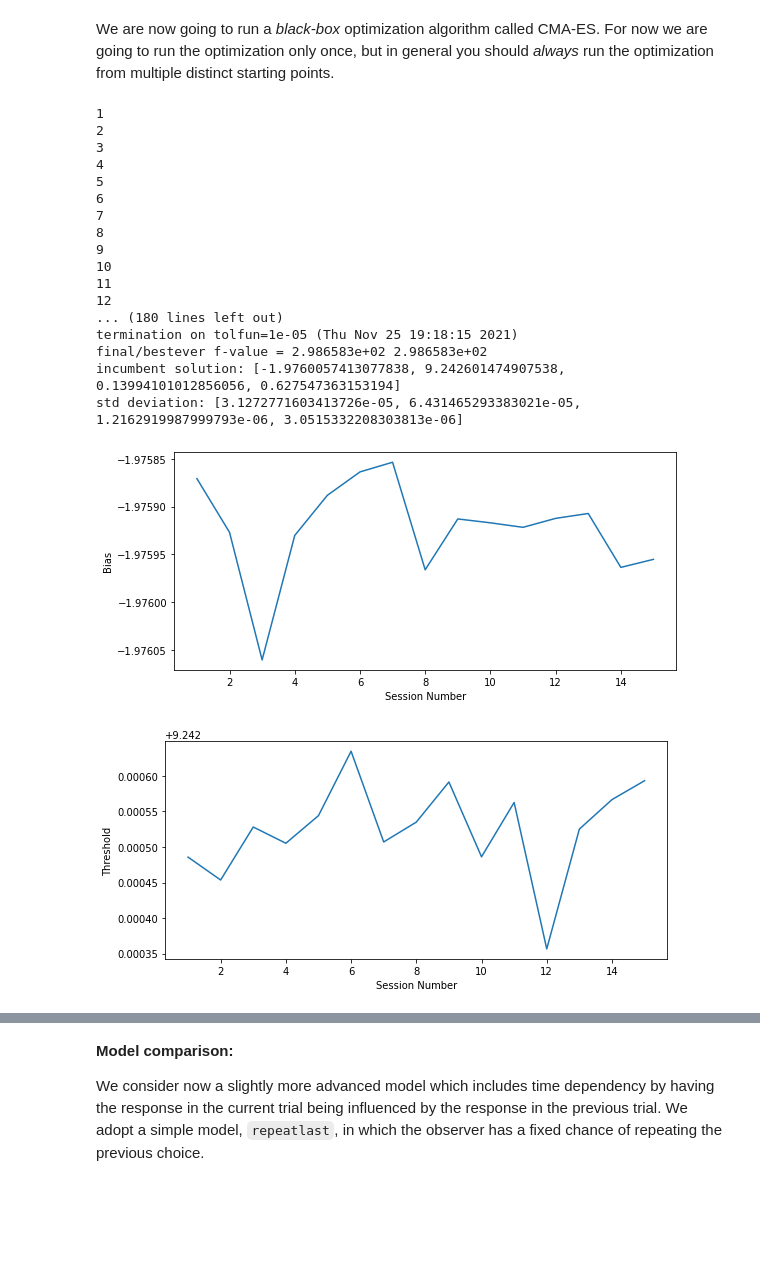
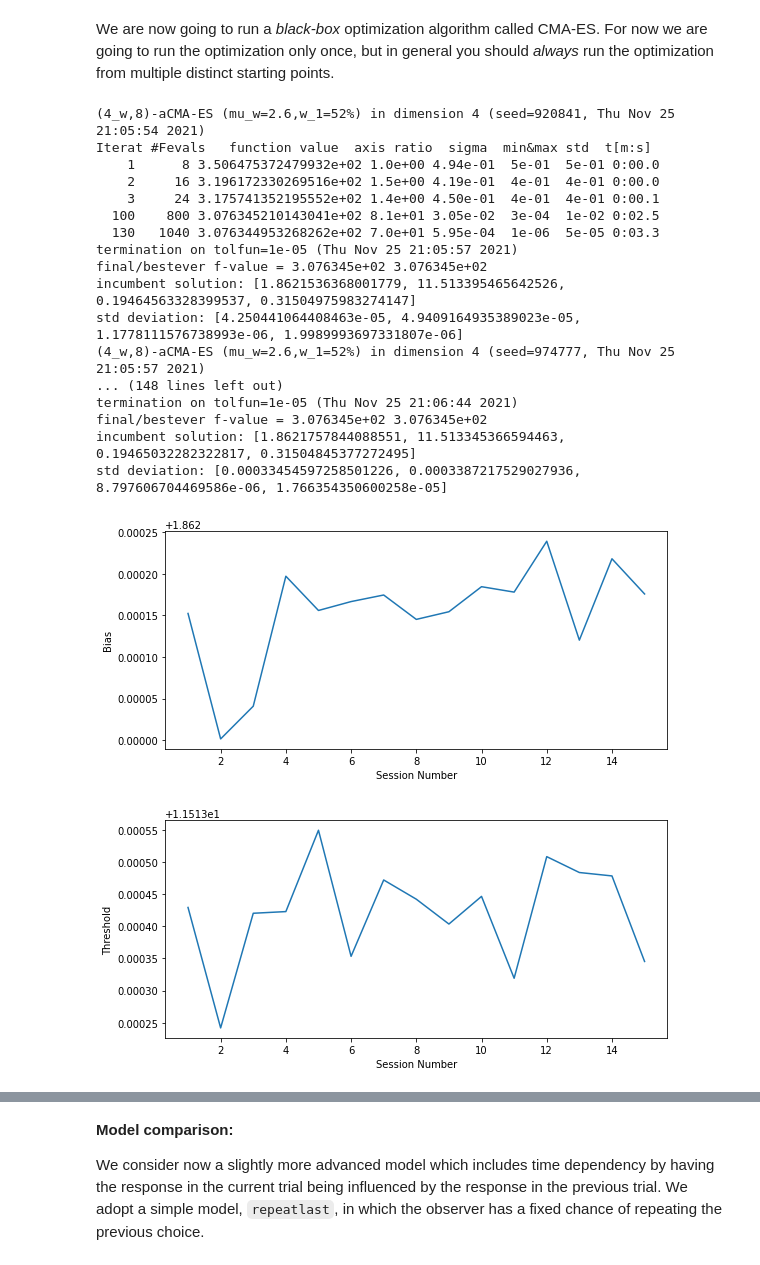
Before and after one commit to emil-meyknecht/model_fitting_cogMod, a Jupyter notebook: Model_fitting_notebook_checkpoint.ipynb, the cells around one changed output, grey strips where cells are left out. Saved outputs shown, nothing was run; the diff lists cells and outputs as text; code cells hidden in the pictures; blank space fills up the shorter version.

```diff
--- a/Model_fitting_notebook_checkpoint.ipynb
+++ b/Model_fitting_notebook_checkpoint.ipynb
@@ -219,15 +218,6 @@ bounds = [lb,ub]
 plb = np.array([-25,5,0.05,0.2])
 pub = np.array([25,25,0.40,0.8])
 
-# Pick session data
-# session_num = 14
-# df_session = df[df['session_num'] == session_num]
-
-# # Define objective function: negative log-likelihood
-# opt_fun = lambda theta_: -psychofun_loglike(theta_,df_session)
-
 opt_funs = []
 for df_session in range(1,16):
-  print(df_session)
-  opt_funs.append(lambda theta_: -psychofun_loglike(theta_,df[df['session_num'] == session_num]))
-print(opt_funs)
+  opt_funs.append(lambda theta_: -psychofun_loglike(theta_,df[df['session_num'] == df_session]))
@@ -252,24 +225,6 @@ print(opt_funs)
 We are now going to run a *black-box* optimization algorithm called CMA-ES. For now we are going to run the optimization only once, but in general you should *always* run the optimization from multiple distinct starting points.
 # %%
 # # Generate random starting point for the optimization inside the plausible box
-# theta0 = np.random.uniform(low=plb,high=pub)
-# print(theta0)
-# # Initialize CMA-ES algorithm
-# opts = cma.CMAOptions()
-# opts.set("bounds",bounds)
-# opts.set("tolfun",1e-5)
-
-# # Run optimization
-# res = cma.fmin(opt_fun, theta0, 0.5, opts)
-
-# print('')
-# print('Returned parameter vector: ' + str(res[0]))
-# print('Negative log-likelihood at solution: ' + str(res[1]))
-
-# fig = plt.figure(figsize=(9,4))
-# ax = plot_psychometric_data(df_session,session_num)
-# psychofun_plot(res[0],ax)
-# plt.show()
 
 lb = np.array([-100,1,0,0])
 ub = np.array([100,100,1,1])
@@ -278,58 +233,50 @@ bounds = [lb,ub]
 # Define plausible range
 plb = np.array([-25,5,0.05,0.2])
 pub = np.array([25,25,0.40,0.8])
 
 # Pick session data
-# session_num = 14
-# df_session = df[df['session_num'] == session_num]
-
-# # Define objective function: negative log-likelihood
-# opt_fun = lambda theta_: -psychofun_loglike(theta_,df_session)
 
 opt_funs = []
 for df_session in range(1,16):
-  print(df_session)
-  opt_funs.append(lambda theta_: -psychofun_loglike(theta_,df[df['session_num'] == session_num]))
-print(opt_funs)
+  opt_funs.append(lambda theta_: -psychofun_loglike(theta_,df[df['session_num'] == df_session]))
 
 # Generate random starting point for the optimization inside the plausible box
 theta0 = np.random.uniform(low=plb,high=pub)
 # Initialize CMA-ES algorithm
 opts = cma.CMAOptions()
 opts.set("bounds",bounds)
 opts.set("tolfun",1e-5)
 
 data = pd.DataFrame(columns=['Session Number','Bias', 'Threshold', 'Lapse','Lapse Bias'])
 # Run optimization
 for opt_fun in opt_funs:
-  print (opt_funs.index(opt_fun)+1)
   res = cma.fmin(opt_fun, theta0, 0.5, opts)
   data = data.append({'Session Number':int(opt_funs.index(opt_fun)+1),'Bias':res[0][0],'Threshold':res[0][1],'Lapse':res[0][2],'Lapse Bias':res[0][3]}, ignore_index=True)
 
 for i in range(data.shape[1]-1):
 
   fig = plt.figure(figsize=(9,4))
   plt.xlabel("Session Number")
   plt.ylabel(f"{data.columns[i+1]}")
   plt.plot(data['Session Number'],data.iloc[:,i+1])
 plt.show()
 # %% [output]
-1
-2
-3
-4
-5
-6
-7
-8
-9
-10
-11
-12
-... (180 lines left out)
-termination on tolfun=1e-05 (Thu Nov 25 19:18:15 2021)
-final/bestever f-value = 2.986583e+02 2.986583e+02
-incumbent solution: [-1.9760057413077838, 9.242601474907538, 0.13994101012856056, 0.627547363153194]
-std deviation: [3.1272771603413726e-05, 6.431465293383021e-05, 1.2162919987999793e-06, 3.0515332208303813e-06]
+(4_w,8)-aCMA-ES (mu_w=2.6,w_1=52%) in dimension 4 (seed=920841, Thu Nov 25 21:05:54 2021)
+Iterat #Fevals   function value  axis ratio  sigma  min&max std  t[m:s]
+    1      8 3.506475372479932e+02 1.0e+00 4.94e-01  5e-01  5e-01 0:00.0
+    2     16 3.196172330269516e+02 1.5e+00 4.19e-01  4e-01  4e-01 0:00.0
+    3     24 3.175741352195552e+02 1.4e+00 4.50e-01  4e-01  4e-01 0:00.1
+  100    800 3.076345210143041e+02 8.1e+01 3.05e-02  3e-04  1e-02 0:02.5
+  130   1040 3.076344953268262e+02 7.0e+01 5.95e-04  1e-06  5e-05 0:03.3
+termination on tolfun=1e-05 (Thu Nov 25 21:05:57 2021)
+final/bestever f-value = 3.076345e+02 3.076345e+02
+incumbent solution: [1.8621536368001779, 11.513395465642526, 0.19464563328399537, 0.31504975983274147]
+std deviation: [4.250441064408463e-05, 4.9409164935389023e-05, 1.1778111576738993e-06, 1.9989993697331807e-06]
+(4_w,8)-aCMA-ES (mu_w=2.6,w_1=52%) in dimension 4 (seed=974777, Thu Nov 25 21:05:57 2021)
+... (148 lines left out)
+termination on tolfun=1e-05 (Thu Nov 25 21:06:44 2021)
+final/bestever f-value = 3.076345e+02 3.076345e+02
+incumbent solution: [1.8621757844088551, 11.513345366594463, 0.19465032282322817, 0.31504845377272495]
+std deviation: [0.00033454597258501226, 0.0003387217529027936, 8.797606704469586e-06, 1.766354350600258e-05]
-[figure, old version]
+[figure, new version]
-[figure, old version]
+[figure, new version]
```
Also changed, not shown: parts of 5 cells of this notebook.
